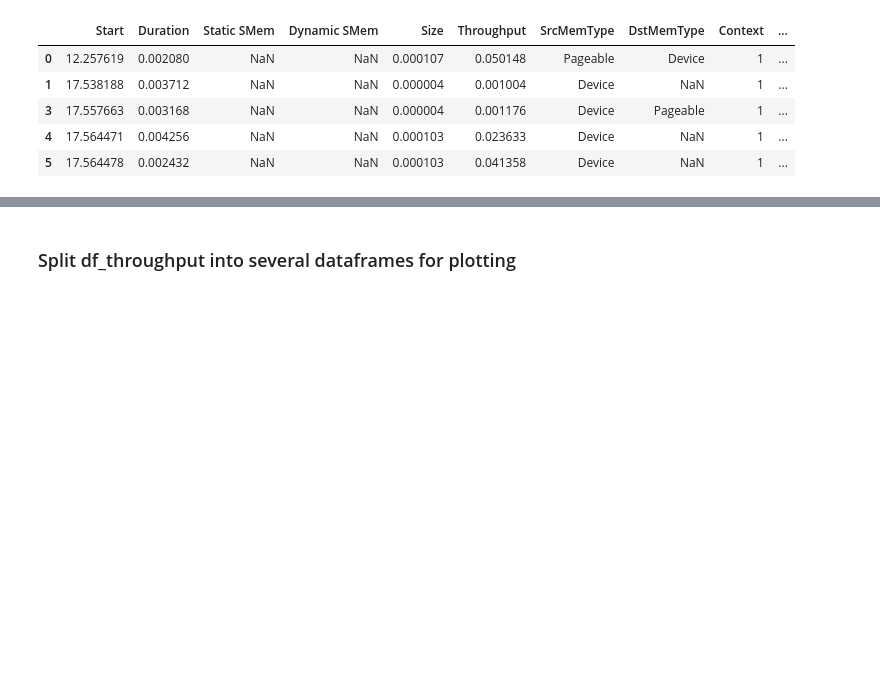
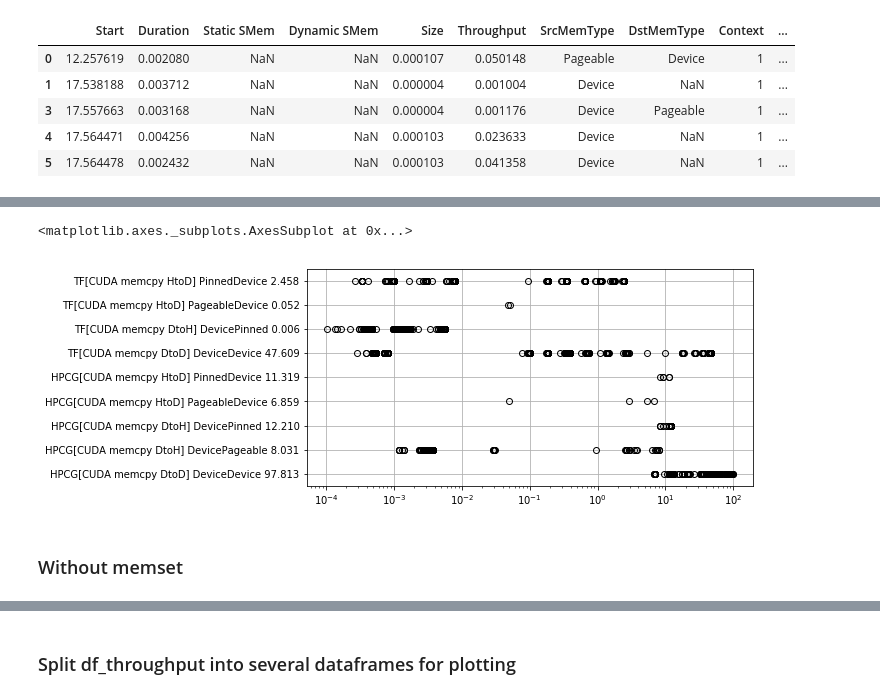
Before and after one commit to pyotr777/mlbenchmarks, a Jupyter notebook: Pandas read plot compare.ipynb, the cells around one changed output, grey strips where cells are left out. Drawn from its saved outputs; the diff is of its cells as text; code cells hidden in the pictures; blank space fills up the shorter version.

```diff
--- a/Pandas read plot compare.ipynb
+++ b/Pandas read plot compare.ipynb
@@ -86,0 +101,3 @@ df_hpcg_cuda = df_hpcg.loc[df_hpcg['Name'].str.contains('\[CUDA')]
+# %%
+df_tf_cuda['FullName'] = df_tf_cuda['Name']
+df_tf_cuda[:3]
@@ -143,7 +170,7 @@ def appendMaxValues2ColumnNames(df,series):
     cols = len(df.columns)
     col_names = []
     for i in range(0,cols):
-        col_names.append(series+df.columns[i]+" " +str(df.iloc[:,i].max()))
+        col_names.append(series+df.columns[i]+" " +'{:.3f}'.format(df.iloc[:,i].max()))
     df.columns = col_names
     return df
 # %%
@@ -169,3 +196,6 @@ df_hpcg_throughput.iloc[:5]
 | 17.557663 | 0.0 | 0.001176 | 0.0 | 0.000000 | ... |
 | 17.564471 | 0.0 | 0.000000 | 0.0 | 0.000000 | ... |
 | 17.564478 | 0.0 | 0.000000 | 0.0 | 0.000000 | ... |
+# %%
+# Concatenate columns of two DFs into one DF
+df_full = pd.concat([df_tf_throughput,df_hpcg_throughput], axis = 1).fillna(0)
@@ -171,0 +214,7 @@ df_hpcg_throughput.iloc[:5]
+# %%
+df_full.plot.box(logx = True, grid = True, vert=False)
+# %% [output]
+<matplotlib.axes._subplots.AxesSubplot at 0x...>
+[figure, added]
+# %% [markdown]
+### Without memset
```
Also changed, not shown: parts of 19 cells of this notebook, 1 other file.
